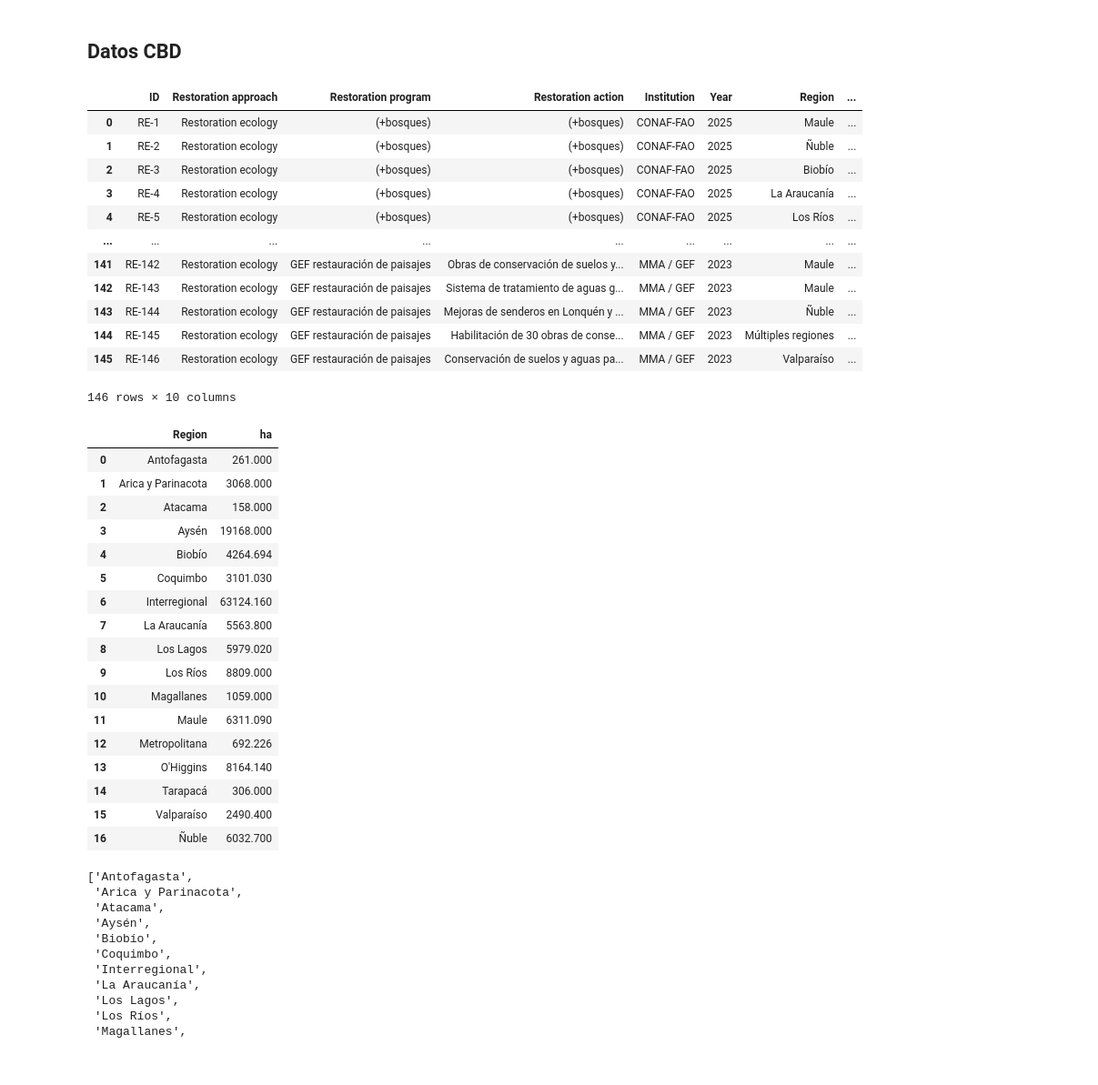
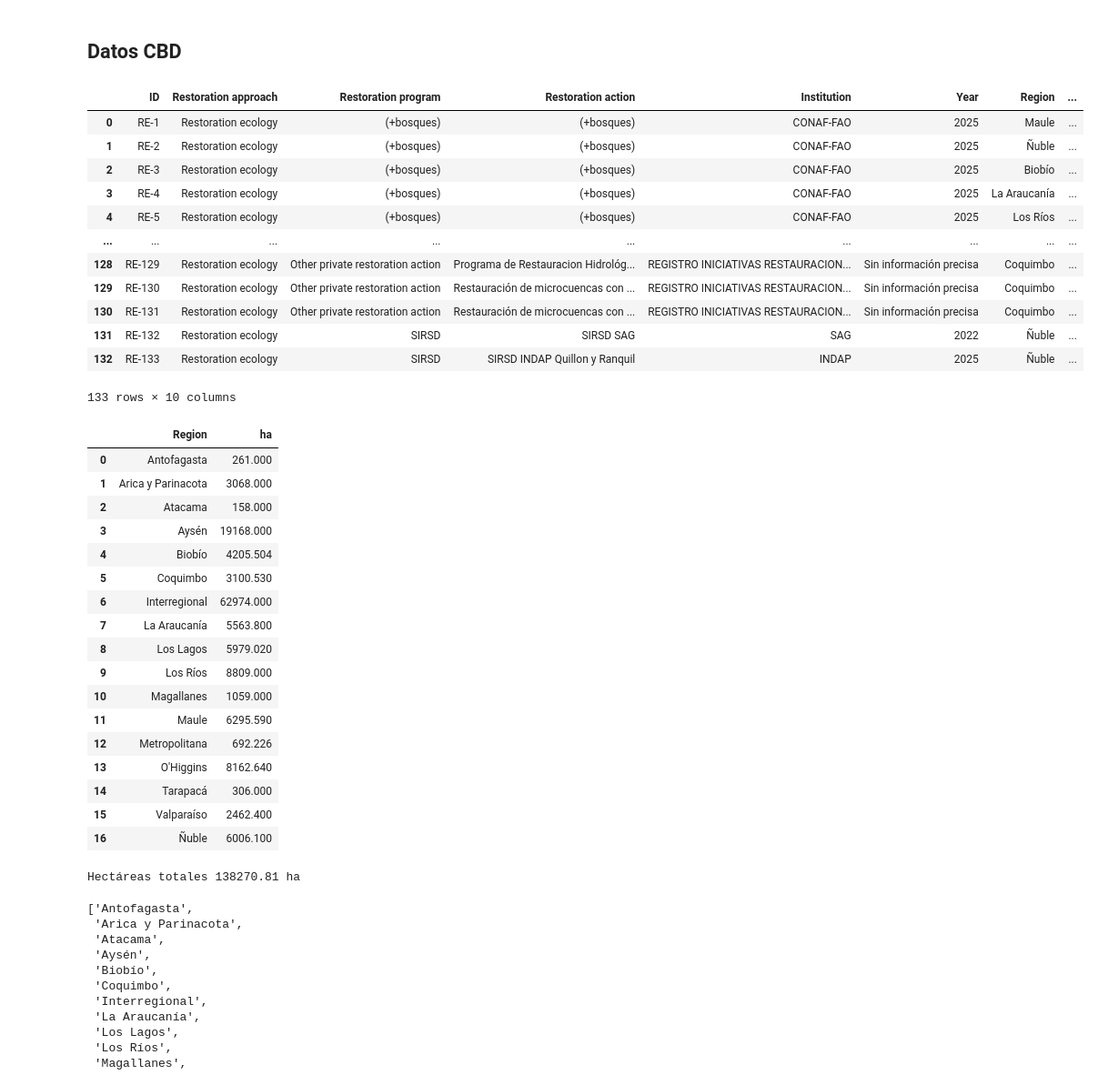
Before and after one commit to IEB-BIODATA/7NR-Indicators, a Jupyter notebook: indicadores/2_1_Area_under_restoration/2_1_Area_under_restoration.ipynb, the cells around one changed output. Shown at 91% size. Saved outputs shown, nothing was run; the diff lists cells and outputs as text; code cells hidden in the pictures.

```diff
--- a/indicadores/2_1_Area_under_restoration/2_1_Area_under_restoration.ipynb
+++ b/indicadores/2_1_Area_under_restoration/2_1_Area_under_restoration.ipynb
@@ -8,20 +8,20 @@ import matplotlib.pyplot as plt
 # %% [markdown]
 ## Datos CBD
 # %%
-data = pd.read_excel("data/scbd-ort-GBF-INDICATOR-2.2-data.xlsx", header=0, sheet_name="BD_restoration_ecology")
-data
+data_cbd = pd.read_excel("data/scbd-ort-GBF-INDICATOR-2.2-data.xlsx", header=0, sheet_name="BD_restoration_ecology")
+data_cbd
 # %% [output]
 |  | ID | Restoration approach | Restoration program | Restoration action | Institution | Year | Region | ... |
 | 0 | RE-1 | Restoration ecology | (+bosques) | (+bosques) | CONAF-FAO | 2025 | Maule | ... |
 | 1 | RE-2 | Restoration ecology | (+bosques) | (+bosques) | CONAF-FAO | 2025 | Ñuble | ... |
 | 2 | RE-3 | Restoration ecology | (+bosques) | (+bosques) | CONAF-FAO | 2025 | Biobío | ... |
 | 3 | RE-4 | Restoration ecology | (+bosques) | (+bosques) | CONAF-FAO | 2025 | La Araucanía | ... |
 | 4 | RE-5 | Restoration ecology | (+bosques) | (+bosques) | CONAF-FAO | 2025 | Los Ríos | ... |
 | ... | ... | ... | ... | ... | ... | ... | ... | ... |
-| 141 | RE-142 | Restoration ecology | GEF restauración de paisajes | Obras de conservación de suelos y... | MMA / GEF | 2023 | Maule | ... |
-| 142 | RE-143 | Restoration ecology | GEF restauración de paisajes | Sistema de tratamiento de aguas g... | MMA / GEF | 2023 | Maule | ... |
-| 143 | RE-144 | Restoration ecology | GEF restauración de paisajes | Mejoras de senderos en Lonquén y ... | MMA / GEF | 2023 | Ñuble | ... |
-| 144 | RE-145 | Restoration ecology | GEF restauración de paisajes | Habilitación de 30 obras de conse... | MMA / GEF | 2023 | Múltiples regiones | ... |
-| 145 | RE-146 | Restoration ecology | GEF restauración de paisajes | Conservación de suelos y aguas pa... | MMA / GEF | 2023 | Valparaíso | ... |
+| 128 | RE-129 | Restoration ecology | Other private restoration action | Programa de Restauracion Hidrológ... | REGISTRO INICIATIVAS RESTAURACION... | Sin información precisa | Coquimbo | ... |
+| 129 | RE-130 | Restoration ecology | Other private restoration action | Restauración de microcuencas con ... | REGISTRO INICIATIVAS RESTAURACION... | Sin información precisa | Coquimbo | ... |
+| 130 | RE-131 | Restoration ecology | Other private restoration action | Restauración de microcuencas con ... | REGISTRO INICIATIVAS RESTAURACION... | Sin información precisa | Coquimbo | ... |
+| 131 | RE-132 | Restoration ecology | SIRSD | SIRSD SAG | SAG | 2022 | Ñuble | ... |
+| 132 | RE-133 | Restoration ecology | SIRSD | SIRSD INDAP Quillon y Ranquil | INDAP | 2025 | Ñuble | ... |
-146 rows × 10 columns
+133 rows × 10 columns
 # %%
@@ -33,25 +34,29 @@ data["Region"] = data["Region"].replace({
     "Múltiples regiones": "Interregional"
 })
 # %%
-data_region = data.groupby('Region')['ha'].sum().reset_index()
-data_region
+data_region_cbd = data_cbd.groupby('Region')['ha'].sum().reset_index()
+data_region_cbd
 # %% [output]
 |  | Region | ha |
 | 0 | Antofagasta | 261.000 |
 | 1 | Arica y Parinacota | 3068.000 |
 | 2 | Atacama | 158.000 |
 | 3 | Aysén | 19168.000 |
-| 4 | Biobío | 4264.694 |
-| 5 | Coquimbo | 3101.030 |
-| 6 | Interregional | 63124.160 |
+| 4 | Biobío | 4205.504 |
+| 5 | Coquimbo | 3100.530 |
+| 6 | Interregional | 62974.000 |
 | 7 | La Araucanía | 5563.800 |
 | 8 | Los Lagos | 5979.020 |
 | 9 | Los Ríos | 8809.000 |
 | 10 | Magallanes | 1059.000 |
-| 11 | Maule | 6311.090 |
+| 11 | Maule | 6295.590 |
 | 12 | Metropolitana | 692.226 |
-| 13 | O'Higgins | 8164.140 |
+| 13 | O'Higgins | 8162.640 |
 | 14 | Tarapacá | 306.000 |
-| 15 | Valparaíso | 2490.400 |
-| 16 | Ñuble | 6032.700 |
+| 15 | Valparaíso | 2462.400 |
+| 16 | Ñuble | 6006.100 |
+# %%
+print(f"Hectáreas totales {data_region_cbd['ha'].sum():.2f} ha")
+# %% [output]
+Hectáreas totales 138270.81 ha
 # %%
```
Also changed, not shown: parts of 17 cells of this notebook.
